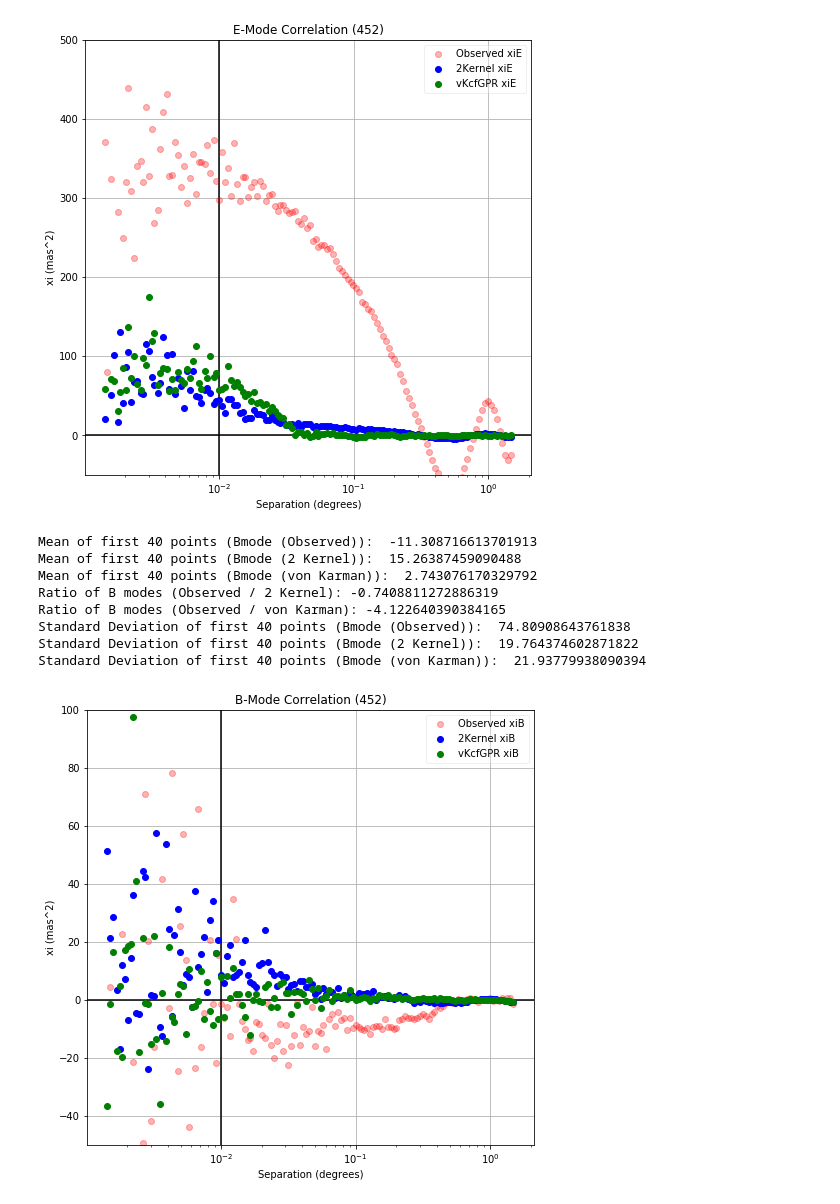
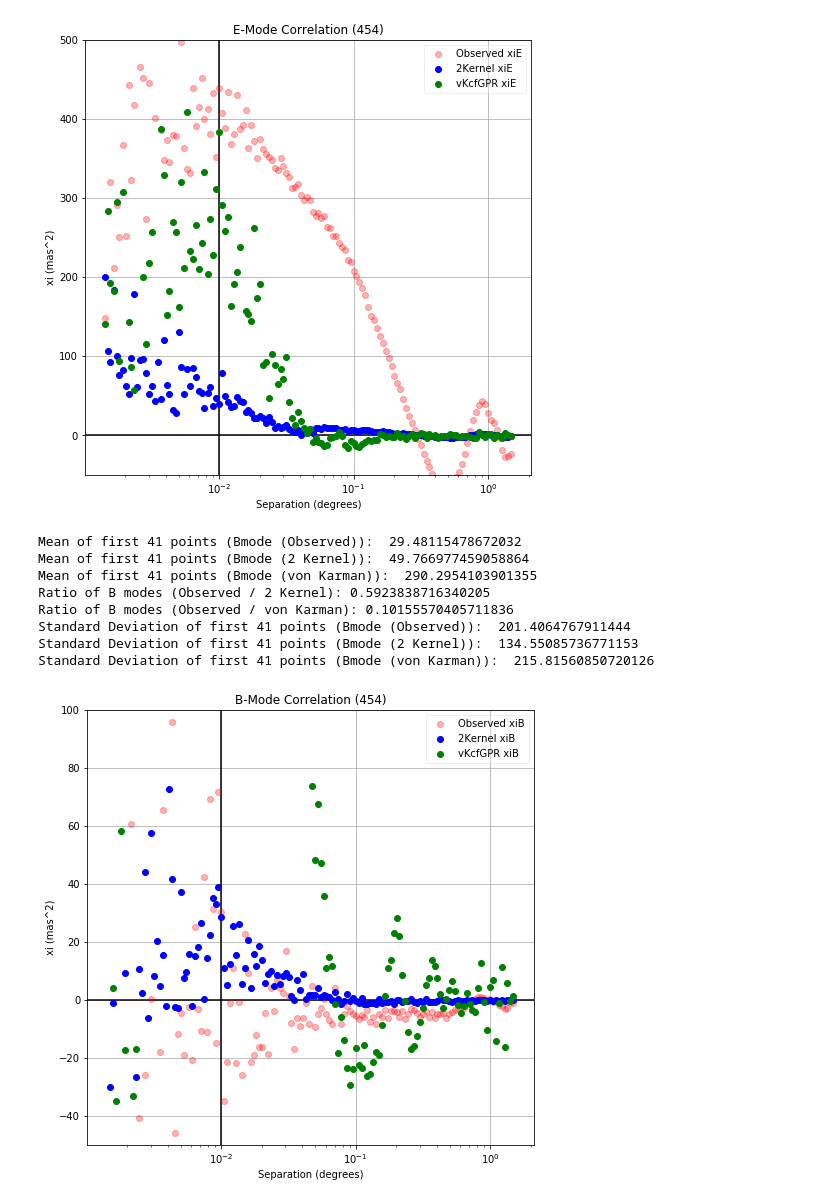
Before and after one commit to FoxFortino/DESworkspace, a Jupyter notebook: compare_2k_vk.ipynb, the cells around one changed output. Saved outputs shown, nothing was run; the diff lists cells and outputs as text; code cells hidden in the pictures.

```diff
--- a/compare_2k_vk.ipynb
+++ b/compare_2k_vk.ipynb
@@ -14,6 +23,6 @@ import scipy.optimize as opt
 # %%
 # Try 450, 451, 452, 465
-exposure = 452
+exposure = 454
 
 # Load cfGPR data
 cfGPR_data = np.load(f'../vkexposures/{exposure}/{exposure}.npz')
@@ -140,10 +149,10 @@ Standard Deviation of first 40 points (Emode (von Karman)):  36.70039157136756
-[figure, old version]
+[figure, new version]
-Mean of first 40 points (Bmode (Observed)):  -11.308716613701913
-Mean of first 40 points (Bmode (2 Kernel)):  15.26387459090488
-Mean of first 40 points (Bmode (von Karman)):  2.743076170329792
-Ratio of B modes (Observed / 2 Kernel): -0.7408811272886319
-Ratio of B modes (Observed / von Karman): -4.122640390384165
-Standard Deviation of first 40 points (Bmode (Observed)):  74.80908643761838
-Standard Deviation of first 40 points (Bmode (2 Kernel)):  19.764374602871822
-Standard Deviation of first 40 points (Bmode (von Karman)):  21.93779938090394
+Mean of first 41 points (Bmode (Observed)):  29.48115478672032
+Mean of first 41 points (Bmode (2 Kernel)):  49.766977459058864
+Mean of first 41 points (Bmode (von Karman)):  290.2954103901355
+Ratio of B modes (Observed / 2 Kernel): 0.5923838716340205
+Ratio of B modes (Observed / von Karman): 0.10155570405711836
+Standard Deviation of first 41 points (Bmode (Observed)):  201.4064767911444
+Standard Deviation of first 41 points (Bmode (2 Kernel)):  134.55085736771153
+Standard Deviation of first 41 points (Bmode (von Karman)):  215.81560850720126
-[figure, old version]
+[figure, new version]
```
Also changed, not shown: parts of 4 cells of this notebook, 17 other files.
